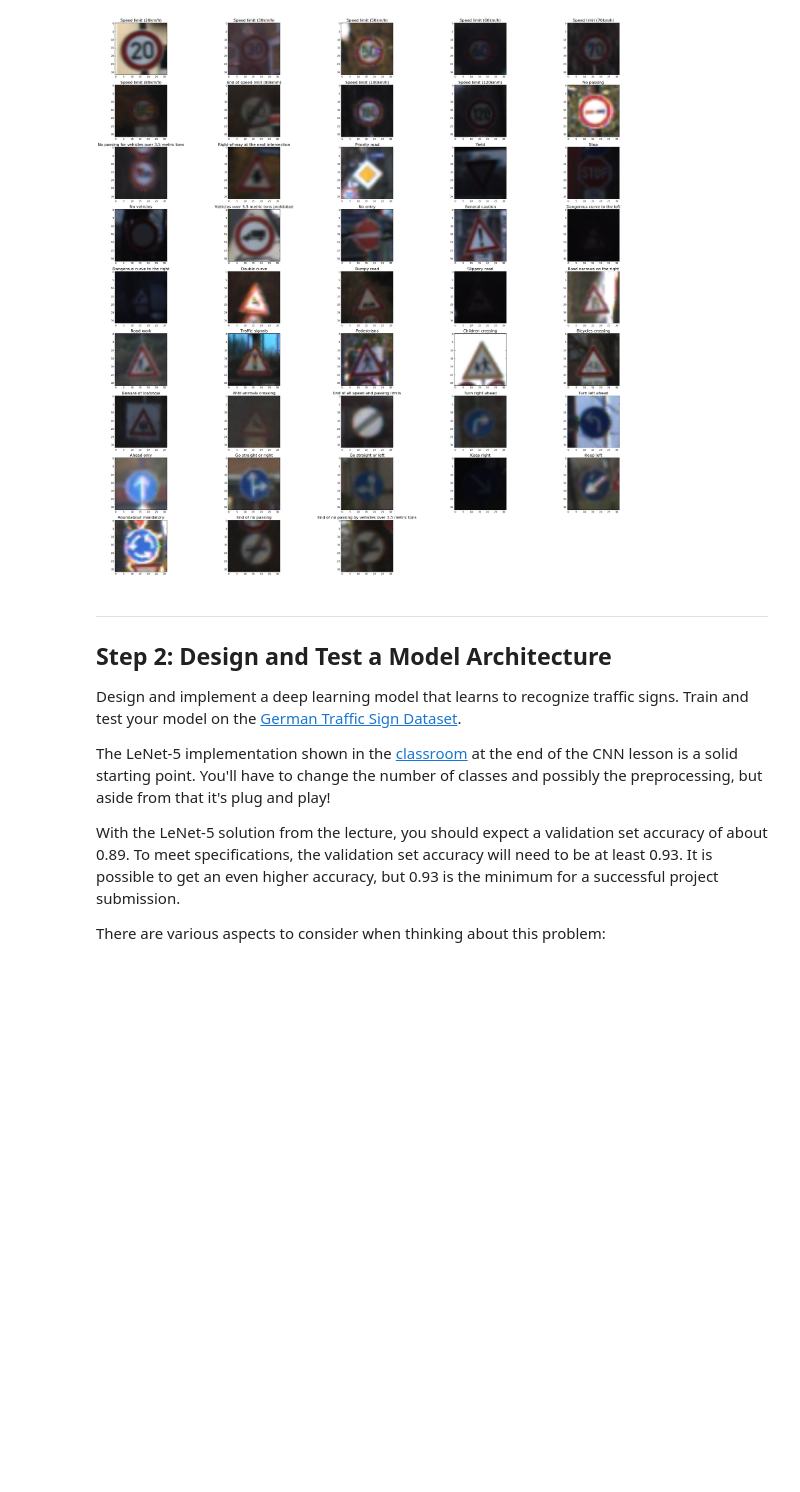
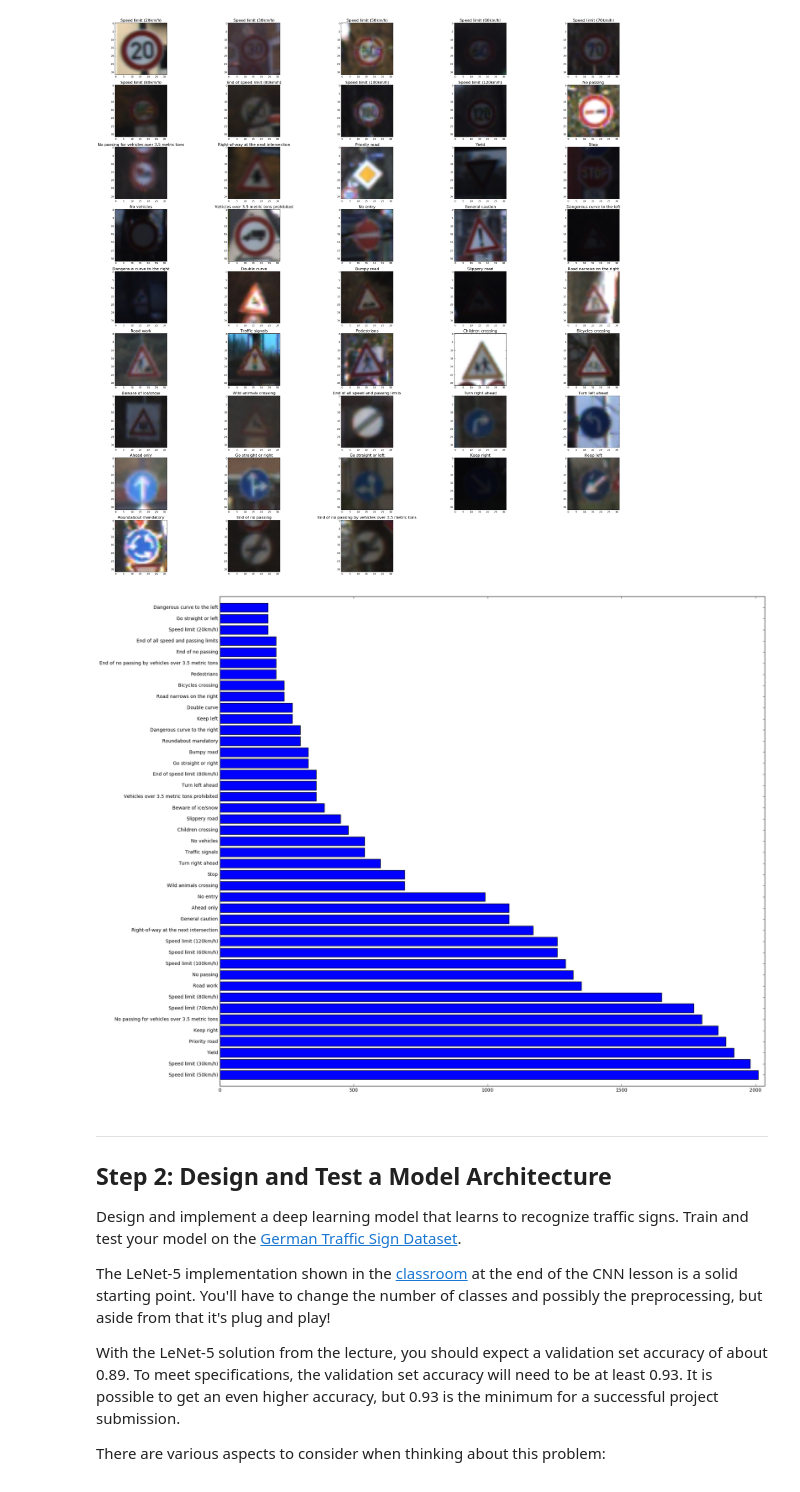
Before and after one commit to chriscab83/CarND-Traffic-Sign-Classifier-Project, a Jupyter notebook: Traffic_Sign_Classifier.ipynb, the cells around one changed output. Cells and saved outputs as stored; diff of their text form; code cells hidden in the pictures; blank space fills up the shorter version.

Commit message:
added display of class distribution in training set.

```diff
--- a/Traffic_Sign_Classifier.ipynb
+++ b/Traffic_Sign_Classifier.ipynb
@@ -122,6 +122,35 @@ plt.tight_layout()
 plt.show()
 # %% [output]
 [figure]
+# %%
+# display class distribution of training set
+class_counts = {}
+count = 0
+for i in range(len(X_train)):
+    label = label_dict[y_train[i]]
+    if label in class_counts:
+        class_counts[label] += 1
+    else:
+        class_counts[label] = 1
+    count += 1
+
+sorted_counts = sorted(class_counts.items(), key=lambda x: (x[1],x[0]), reverse=True)
+sorted_counts = [('',0)] + sorted_counts
+
+label = list(zip(*sorted_counts))[0]
+count = list(zip(*sorted_counts))[1]
+y_pos = np.arange(len(label))
+
+plt.figure(figsize=(20,15))
+plt.barh(y_pos, count, align='center')
+plt.yticks(y_pos, label)
+
+plt.ylim([0, y_pos.size])
+plt.xlim([0, max(count)+25])
+plt.tight_layout()
+plt.show()
+# %% [output]
+[figure, added]
 # %% [markdown]
 ----
 
```
